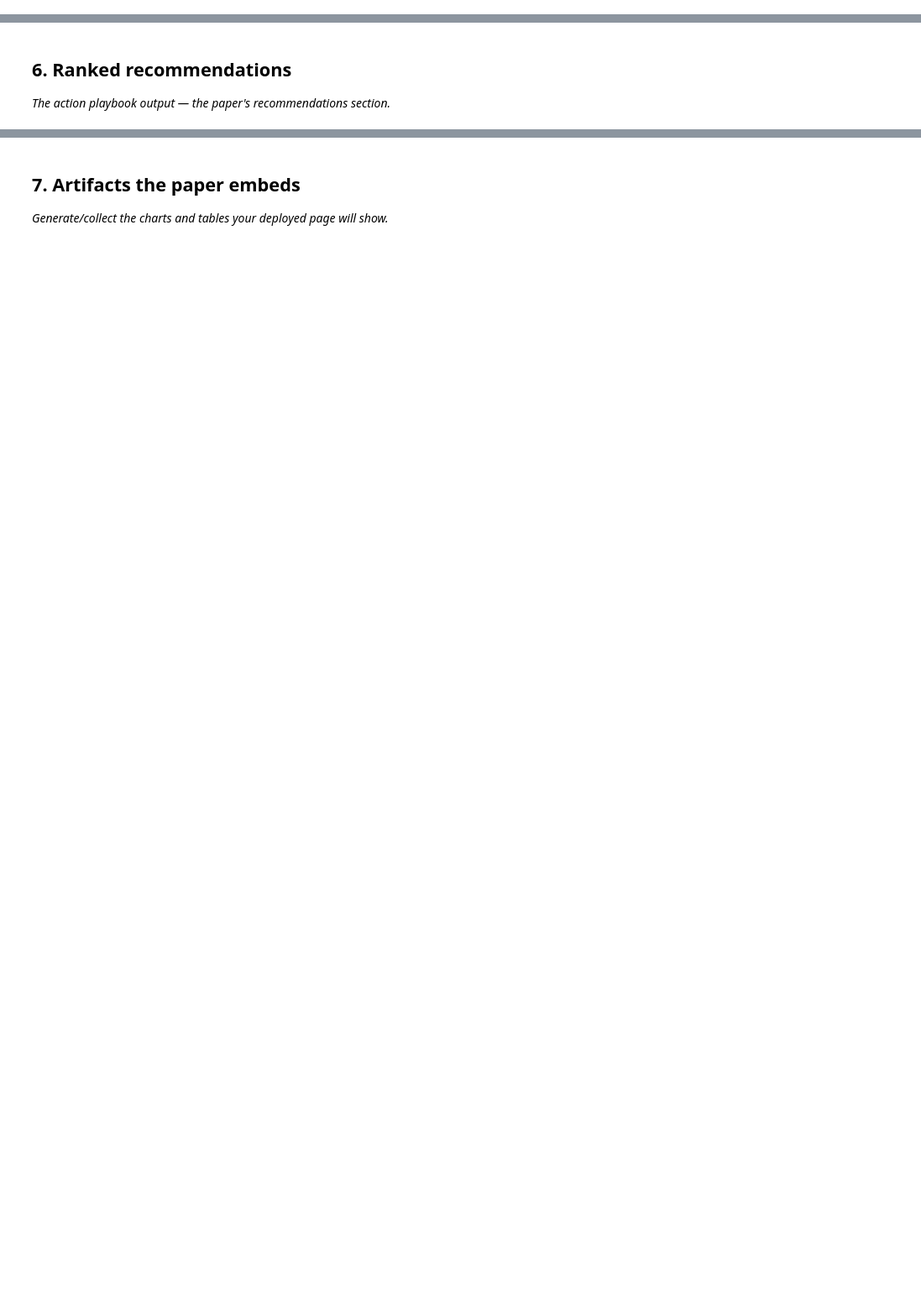
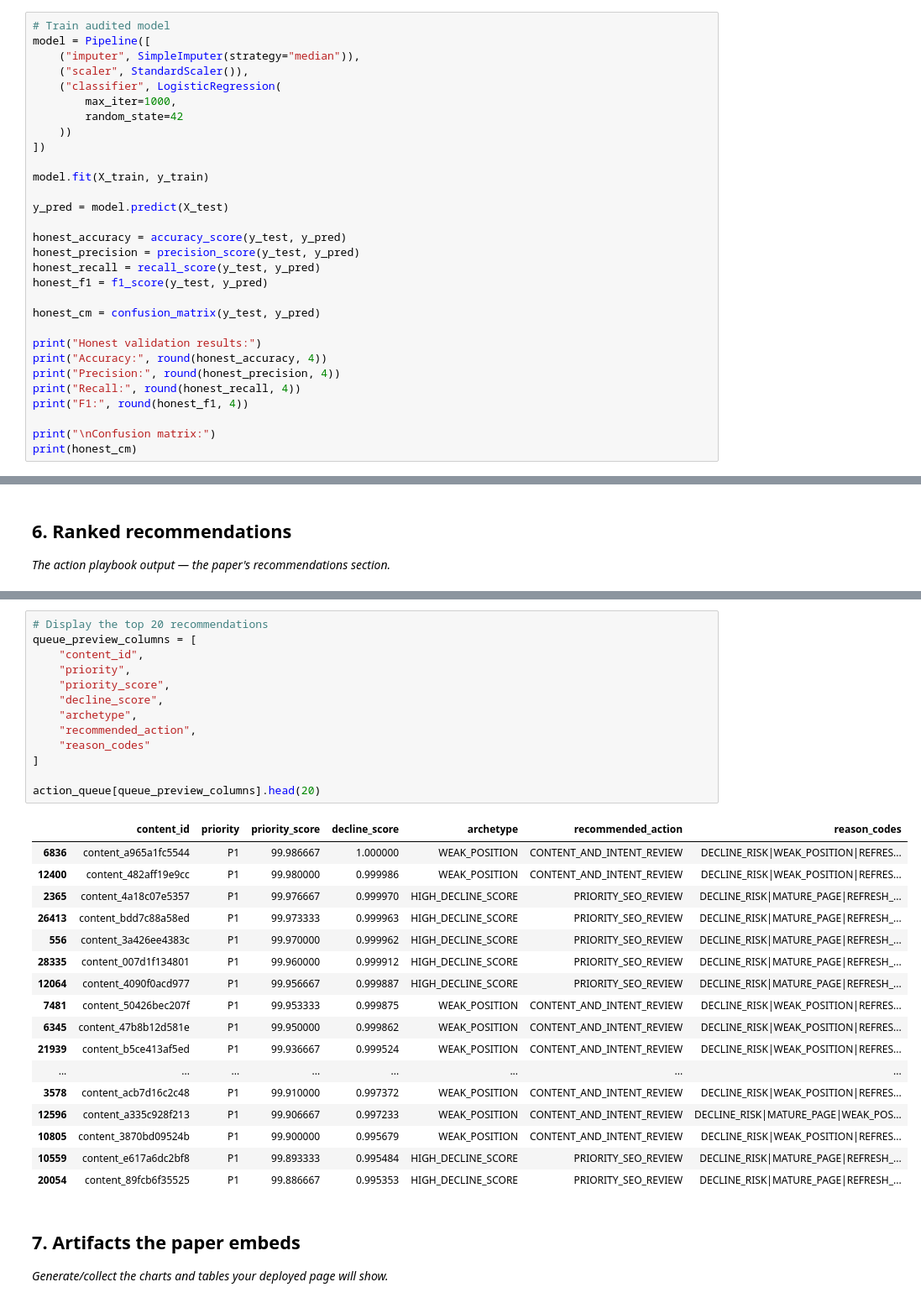
Before and after one commit to kavanaaykavna/1stmlassignment, a Jupyter notebook: work/notebooks/capstone.ipynb, the cells around one changed output, grey strips where cells are left out. Shown at 84% size. Saved outputs shown, nothing was run; the diff lists cells and outputs as text; blank space fills up the shorter version.

```diff
--- a/work/notebooks/capstone.ipynb
+++ b/work/notebooks/capstone.ipynb
@@ -20,0 +319,30 @@ This skeleton is yours to fill. Work the sections **in order** — each one has
+# %%
+# Train audited model
+model = Pipeline([
+    ("imputer", SimpleImputer(strategy="median")),
+    ("scaler", StandardScaler()),
+    ("classifier", LogisticRegression(
+        max_iter=1000,
+        random_state=42
+    ))
+])
+
+model.fit(X_train, y_train)
+
+y_pred = model.predict(X_test)
+
+honest_accuracy = accuracy_score(y_test, y_pred)
+honest_precision = precision_score(y_test, y_pred)
+honest_recall = recall_score(y_test, y_pred)
+honest_f1 = f1_score(y_test, y_pred)
+
+honest_cm = confusion_matrix(y_test, y_pred)
+
+print("Honest validation results:")
+print("Accuracy:", round(honest_accuracy, 4))
+print("Precision:", round(honest_precision, 4))
+print("Recall:", round(honest_recall, 4))
+print("F1:", round(honest_f1, 4))
+
+print("\nConfusion matrix:")
+print(honest_cm)
@@ -33,3 +709,34 @@ This skeleton is yours to fill. Work the sections **in order** — each one has
+# %%
+# Display the top 20 recommendations
+queue_preview_columns = [
+    "content_id",
+    "priority",
+    "priority_score",
+    "decline_score",
+    "archetype",
+    "recommended_action",
+    "reason_codes"
+]
+
+action_queue[queue_preview_columns].head(20)
+# %% [output]
+|  | content_id | priority | priority_score | decline_score | archetype | recommended_action | reason_codes |
+| 6836 | content_a965a1fc5544 | P1 | 99.986667 | 1.000000 | WEAK_POSITION | CONTENT_AND_INTENT_REVIEW | DECLINE_RISK|WEAK_POSITION|REFRES... |
+| 12400 | content_482aff19e9cc | P1 | 99.980000 | 0.999986 | WEAK_POSITION | CONTENT_AND_INTENT_REVIEW | DECLINE_RISK|WEAK_POSITION|REFRES... |
+| 2365 | content_4a18c07e5357 | P1 | 99.976667 | 0.999970 | HIGH_DECLINE_SCORE | PRIORITY_SEO_REVIEW | DECLINE_RISK|MATURE_PAGE|REFRESH_... |
+| 26413 | content_bdd7c88a58ed | P1 | 99.973333 | 0.999963 | HIGH_DECLINE_SCORE | PRIORITY_SEO_REVIEW | DECLINE_RISK|MATURE_PAGE|REFRESH_... |
+| 556 | content_3a426ee4383c | P1 | 99.970000 | 0.999962 | HIGH_DECLINE_SCORE | PRIORITY_SEO_REVIEW | DECLINE_RISK|MATURE_PAGE|REFRESH_... |
+| 28335 | content_007d1f134801 | P1 | 99.960000 | 0.999912 | HIGH_DECLINE_SCORE | PRIORITY_SEO_REVIEW | DECLINE_RISK|MATURE_PAGE|REFRESH_... |
+| 12064 | content_4090f0acd977 | P1 | 99.956667 | 0.999887 | HIGH_DECLINE_SCORE | PRIORITY_SEO_REVIEW | DECLINE_RISK|MATURE_PAGE|REFRESH_... |
+| 7481 | content_50426bec207f | P1 | 99.953333 | 0.999875 | WEAK_POSITION | CONTENT_AND_INTENT_REVIEW | DECLINE_RISK|WEAK_POSITION|REFRES... |
+| 6345 | content_47b8b12d581e | P1 | 99.950000 | 0.999862 | WEAK_POSITION | CONTENT_AND_INTENT_REVIEW | DECLINE_RISK|WEAK_POSITION|REFRES... |
+| 21939 | content_b5ce413af5ed | P1 | 99.936667 | 0.999524 | WEAK_POSITION | CONTENT_AND_INTENT_REVIEW | DECLINE_RISK|WEAK_POSITION|REFRES... |
+| ... | ... | ... | ... | ... | ... | ... | ... |
+| 3578 | content_acb7d16c2c48 | P1 | 99.910000 | 0.997372 | WEAK_POSITION | CONTENT_AND_INTENT_REVIEW | DECLINE_RISK|WEAK_POSITION|REFRES... |
+| 12596 | content_a335c928f213 | P1 | 99.906667 | 0.997233 | WEAK_POSITION | CONTENT_AND_INTENT_REVIEW | DECLINE_RISK|MATURE_PAGE|WEAK_POS... |
+| 10805 | content_3870bd09524b | P1 | 99.900000 | 0.995679 | WEAK_POSITION | CONTENT_AND_INTENT_REVIEW | DECLINE_RISK|WEAK_POSITION|REFRES... |
+| 10559 | content_e617a6dc2bf8 | P1 | 99.893333 | 0.995484 | HIGH_DECLINE_SCORE | PRIORITY_SEO_REVIEW | DECLINE_RISK|MATURE_PAGE|REFRESH_... |
+| 20054 | content_89fcb6f35525 | P1 | 99.886667 | 0.995353 | HIGH_DECLINE_SCORE | PRIORITY_SEO_REVIEW | DECLINE_RISK|MATURE_PAGE|REFRESH_... |
 # %% [markdown]
 ## 7. Artifacts the paper embeds
 
```
Also changed, not shown: parts of 23 cells of this notebook.
